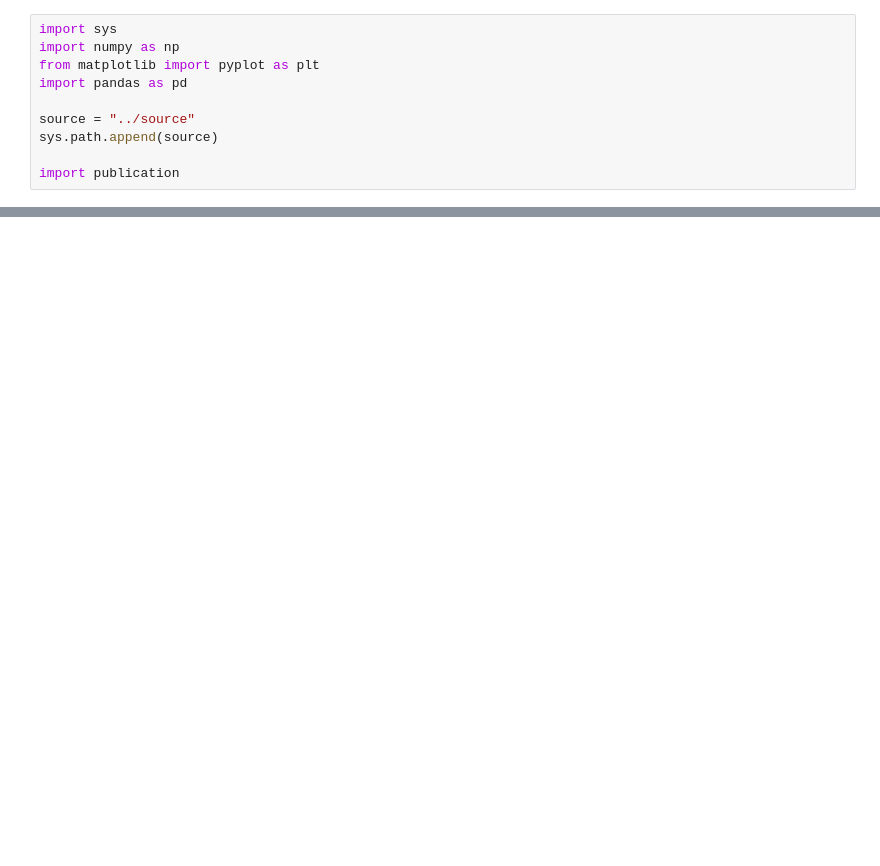
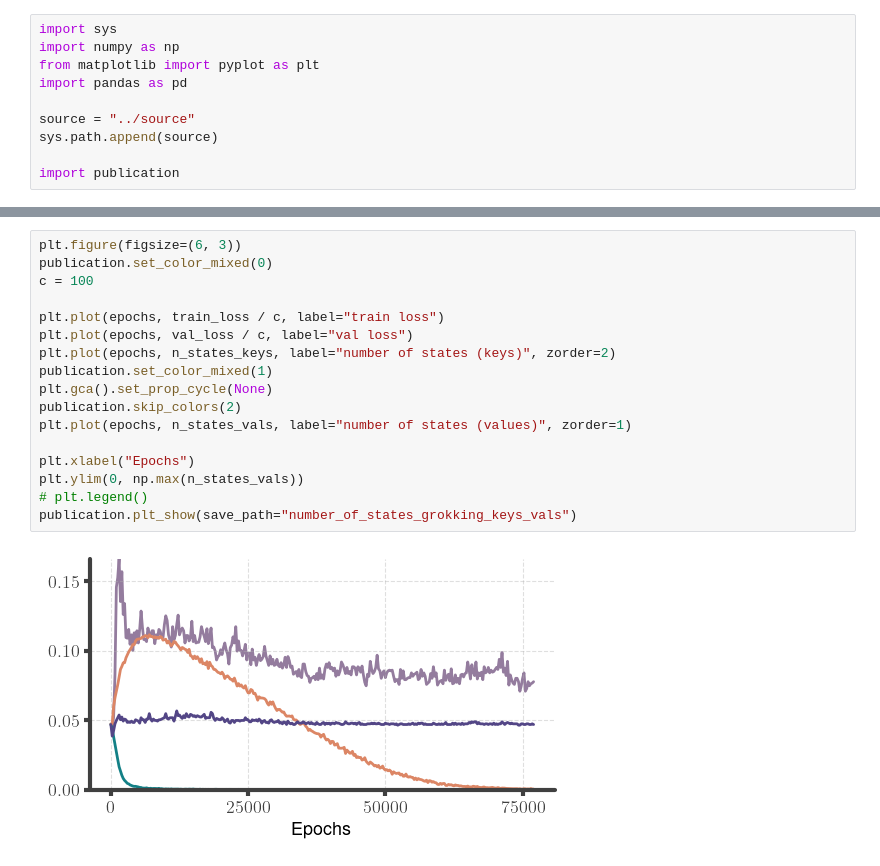
Before and after one commit to loekvanrossem/rnn_structure, a Jupyter notebook: grokking/plot.ipynb, the cells around one changed output, grey strips where cells are left out. Drawn from its saved outputs; the diff is of its cells as text; blank space fills up the shorter version.

Commit message:
Backup before restructuring project for publication

```diff
--- a/grokking/plot.ipynb
+++ b/grokking/plot.ipynb
@@ -56,0 +56,19 @@ publication.plt_show(save_path="number_of_states_grokking")
+# %%
+plt.figure(figsize=(6, 3))
+publication.set_color_mixed(0)
+c = 100
+
+plt.plot(epochs, train_loss / c, label="train loss")
+plt.plot(epochs, val_loss / c, label="val loss")
+plt.plot(epochs, n_states_keys, label="number of states (keys)", zorder=2)
+publication.set_color_mixed(1)
+plt.gca().set_prop_cycle(None)
+publication.skip_colors(2)
+plt.plot(epochs, n_states_vals, label="number of states (values)", zorder=1)
+
+plt.xlabel("Epochs")
+plt.ylim(0, np.max(n_states_vals))
+# plt.legend()
+publication.plt_show(save_path="number_of_states_grokking_keys_vals")
+# %% [output]
+[figure, added]
```
Also changed, not shown: parts of 4 cells of this notebook, 11 other files.
